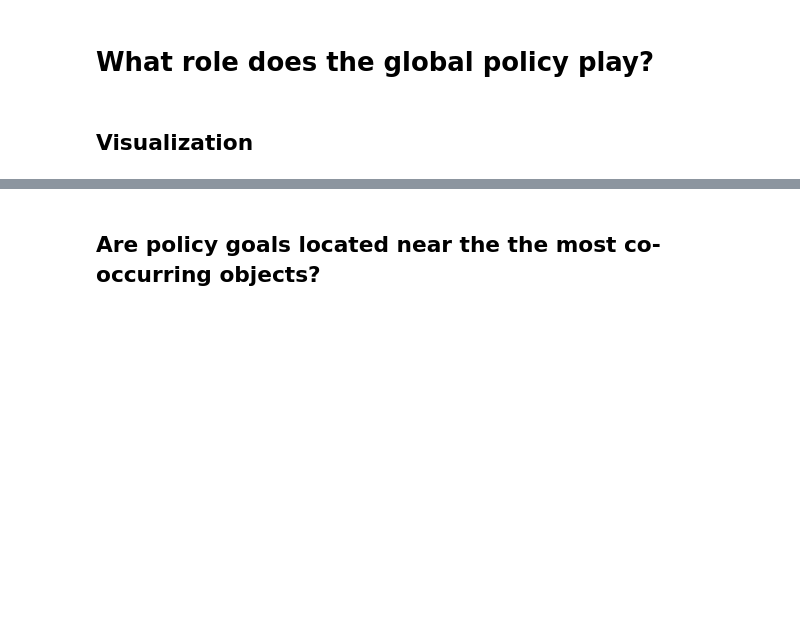
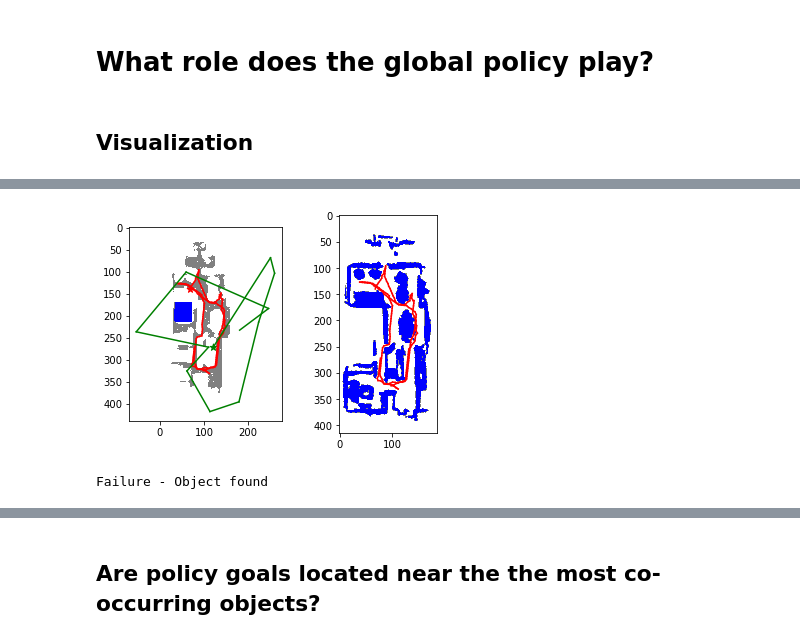
Before and after one commit to rish-raghu/Object-Goal-Navigation, a Jupyter notebook: Analysis.ipynb, the cells around one changed output, grey strips where cells are left out. Saved outputs shown, nothing was run; the diff lists cells and outputs as text; code cells hidden in the pictures; blank space fills up the shorter version.

```diff
--- a/Analysis.ipynb
+++ b/Analysis.ipynb
@@ -310,0 +327,5 @@ Failure
+# %%
+sem_map = render_episode("Darden", 84, render_goals=True)
+# %% [output]
+[figure, added]
+Failure - Object found
```
Also changed, not shown: parts of 8 cells of this notebook.
